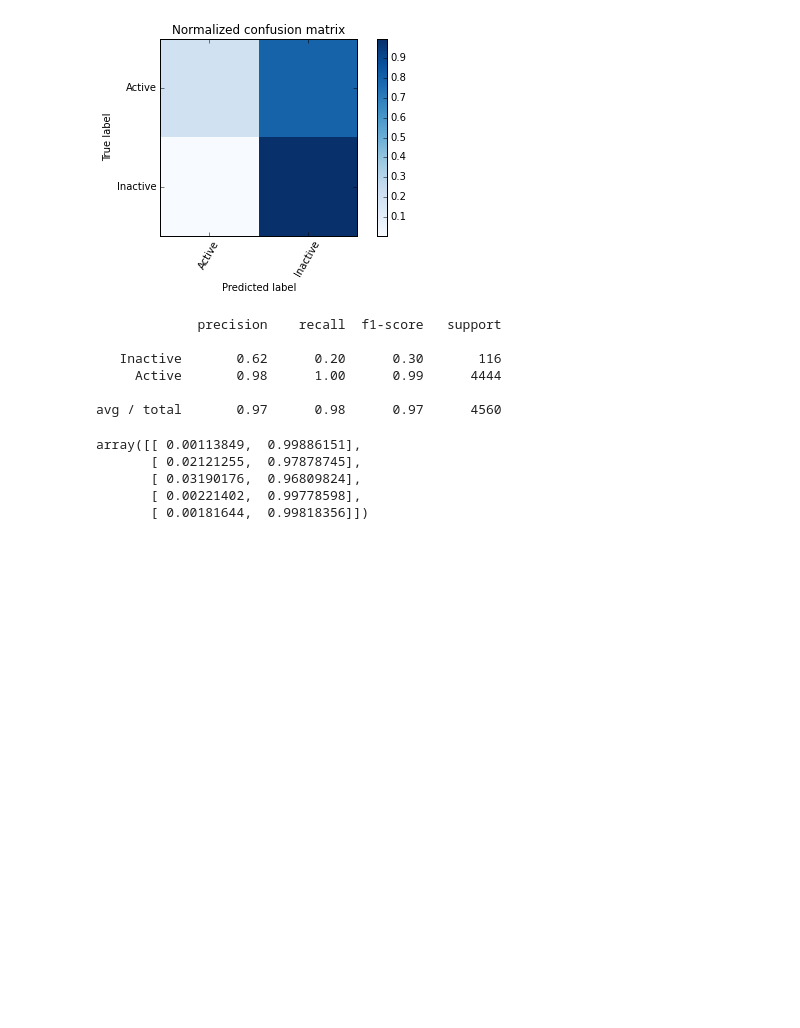
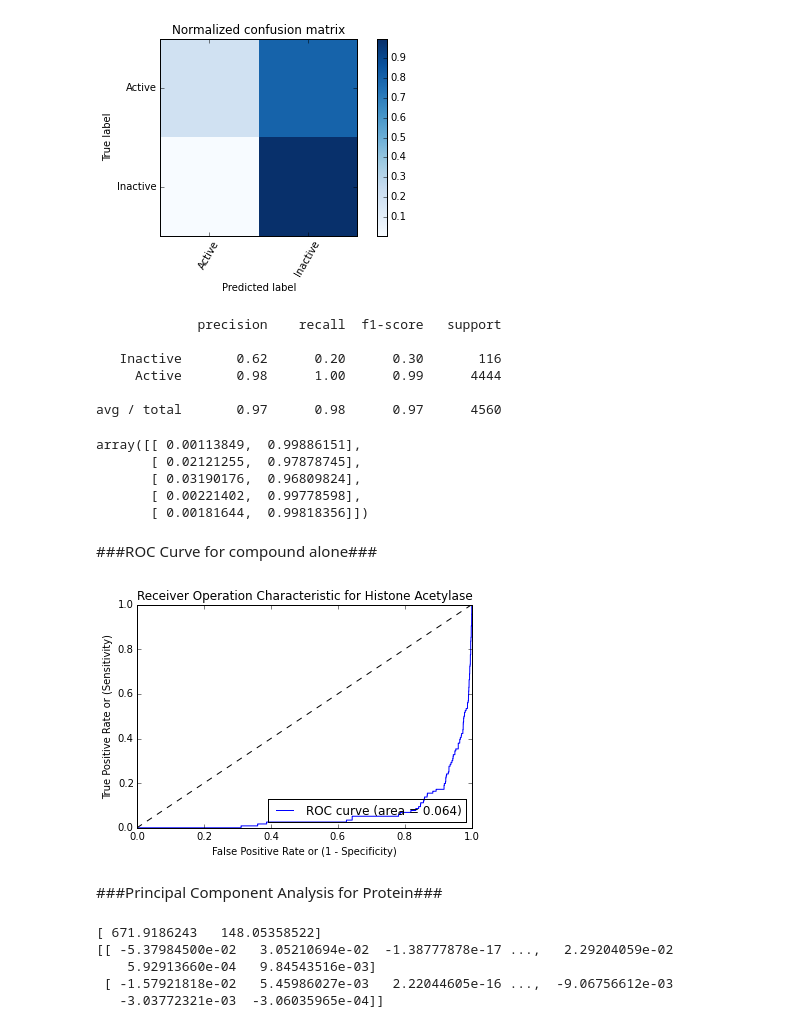
Before and after one commit to Rnewbie/PCM, a Jupyter notebook: Histone Deacetylase.ipynb, the cells around one changed output. Cells and saved outputs as stored; diff of their text form; code cells hidden in the pictures; blank space fills up the shorter version.

Commit message:
protein results added

```diff
--- a/Histone Deacetylase.ipynb
+++ b/Histone Deacetylase.ipynb
@@ -106,7 +106,7 @@ plt.plot(np.cumsum(pca.explained_variance_ratio_));
 [figure]
 # %%
 compound = compound
-activity = data['Activity']
+activity = data.iloc[:, 0]
 # %% [markdown]
 ###Data Partition###
 # %%
@@ -239,8 +239,10 @@ from sklearn.metrics import roc_curve
 from sklearn.metrics import auc
 
 
-def plot_roc_curve(target_test, activity_predicted_proba):
-    fpr, tpr, thresholds = roc_curve(target_test, activity_predicted_proba[:, 1])
+def plot_roc_curve(activity_test, activity_predicted_proba):
+    fpr, tpr, thresholds = roc_curve(activity_test,
+                                     activity_predicted_proba[:, 1],
+                                     pos_label = 'Active')
 
     roc_auc = auc(fpr, tpr)
     #Plot ROC curve
@@ -254,0 +260,8 @@ def plot_roc_curve(target_test, activity_predicted_proba):
+# %% [markdown]
+###ROC Curve for compound alone###
+# %%
+plot_roc_curve(activity_test, activity_predicted_proba)
+# %% [output]
+[figure, added]
+# %% [markdown]
+###Principal Component Analysis for Protein###
@@ -254,0 +270,12 @@ def plot_roc_curve(target_test, activity_predicted_proba):
+# %%
+from sklearn.decomposition import PCA
+pca = PCA(n_components = 2)
+pca.fit(protein)
+print(pca.explained_variance_)
+print(pca.components_)
+# %% [output]
+[ 671.9186243   148.05358522]
+[[ -5.37984500e-02   3.05210694e-02  -1.38777878e-17 ...,   2.29204059e-02
+    5.92913660e-04   9.84543516e-03]
+ [ -1.57921818e-02   5.45986027e-03   2.22044605e-16 ...,  -9.06756612e-03
+   -3.03772321e-03  -3.06035965e-04]]
```
Also changed, not shown: parts of 24 cells of this notebook.
